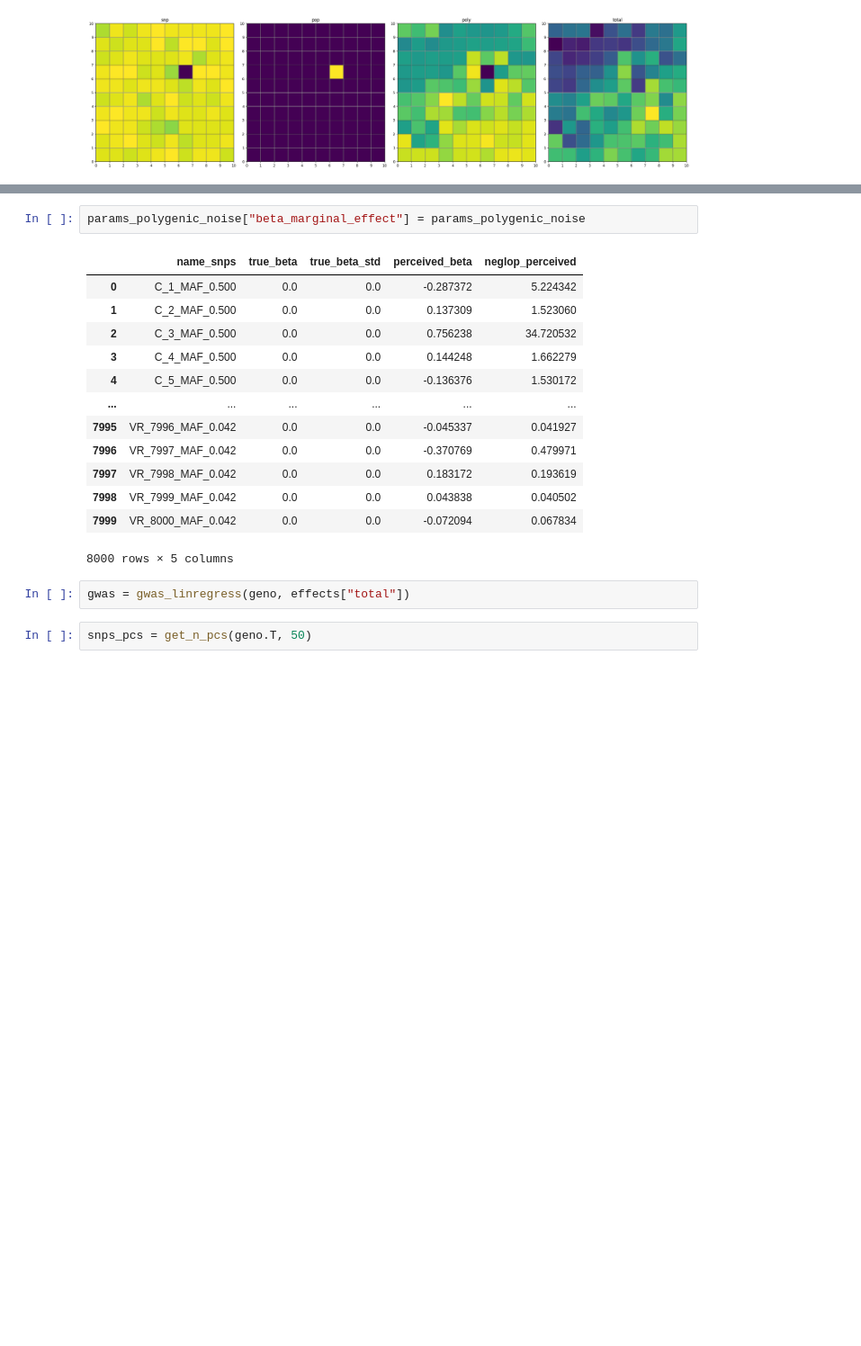
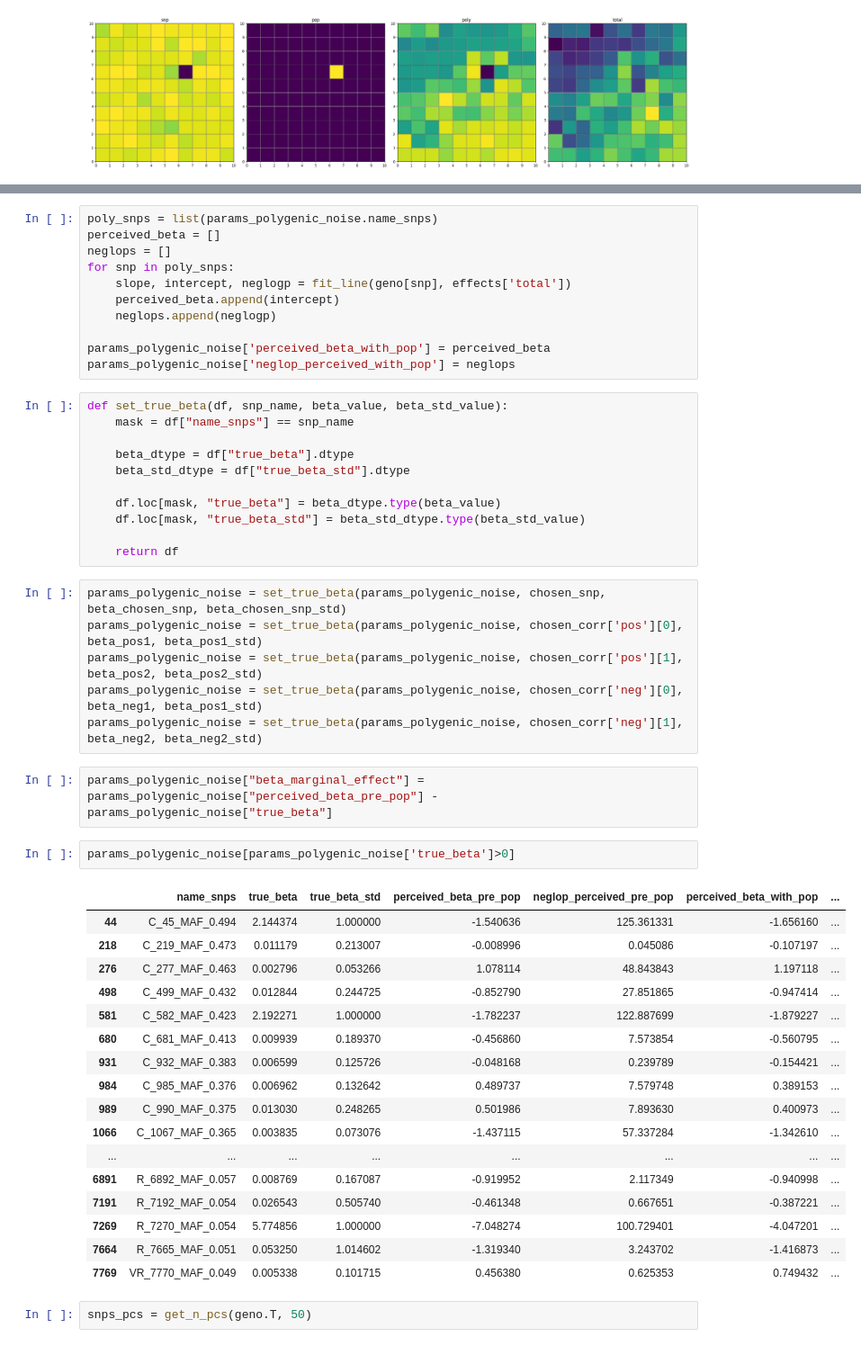
Before and after one commit to mat2m10/chasm, a Jupyter notebook: notebooks/coalescence_simulation_notebooks/proof_of_concept.ipynb, the cells around one changed output, grey strips where cells are left out. Shown at 90% size. Drawn from its saved outputs; the diff is of its cells as text; blank space fills up the shorter version.

```diff
--- a/notebooks/coalescence_simulation_notebooks/proof_of_concept.ipynb
+++ b/notebooks/coalescence_simulation_notebooks/proof_of_concept.ipynb
@@ -188,21 +163,53 @@ params_polygenic_noise['neglop_perceived'] = neglops
+# %%
+poly_snps = list(params_polygenic_noise.name_snps)
+perceived_beta = []
+neglops = []
+for snp in poly_snps:
+    slope, intercept, neglogp = fit_line(geno[snp], effects['total'])
+    perceived_beta.append(intercept)
+    neglops.append(neglogp)
+
+params_polygenic_noise['perceived_beta_with_pop'] = perceived_beta
+params_polygenic_noise['neglop_perceived_with_pop'] = neglops
+# %%
+def set_true_beta(df, snp_name, beta_value, beta_std_value):
+    mask = df["name_snps"] == snp_name
+
+    beta_dtype = df["true_beta"].dtype
+    beta_std_dtype = df["true_beta_std"].dtype
+
+    df.loc[mask, "true_beta"] = beta_dtype.type(beta_value)
+    df.loc[mask, "true_beta_std"] = beta_std_dtype.type(beta_std_value)
+
+    return df
+# %%
+params_polygenic_noise = set_true_beta(params_polygenic_noise, chosen_snp, beta_chosen_snp, beta_chosen_snp_std)
+params_polygenic_noise = set_true_beta(params_polygenic_noise, chosen_corr['pos'][0], beta_pos1, beta_pos1_std)
+params_polygenic_noise = set_true_beta(params_polygenic_noise, chosen_corr['pos'][1], beta_pos2, beta_pos2_std)
+params_polygenic_noise = set_true_beta(params_polygenic_noise, chosen_corr['neg'][0], beta_neg1, beta_pos1_std)
+params_polygenic_noise = set_true_beta(params_polygenic_noise, chosen_corr['neg'][1], beta_neg2, beta_neg2_std)
 # %%
-params_polygenic_noise["beta_marginal_effect"] = params_polygenic_noise
+params_polygenic_noise["beta_marginal_effect"] = params_polygenic_noise["perceived_beta_pre_pop"] - params_polygenic_noise["true_beta"]
-# %% [output]
-|  | name_snps | true_beta | true_beta_std | perceived_beta | neglop_perceived |
-| 0 | C_1_MAF_0.500 | 0.0 | 0.0 | -0.287372 | 5.224342 |
-| 1 | C_2_MAF_0.500 | 0.0 | 0.0 | 0.137309 | 1.523060 |
-| 2 | C_3_MAF_0.500 | 0.0 | 0.0 | 0.756238 | 34.720532 |
-| 3 | C_4_MAF_0.500 | 0.0 | 0.0 | 0.144248 | 1.662279 |
-| 4 | C_5_MAF_0.500 | 0.0 | 0.0 | -0.136376 | 1.530172 |
-| ... | ... | ... | ... | ... | ... |
-| 7995 | VR_7996_MAF_0.042 | 0.0 | 0.0 | -0.045337 | 0.041927 |
-| 7996 | VR_7997_MAF_0.042 | 0.0 | 0.0 | -0.370769 | 0.479971 |
-| 7997 | VR_7998_MAF_0.042 | 0.0 | 0.0 | 0.183172 | 0.193619 |
-| 7998 | VR_7999_MAF_0.042 | 0.0 | 0.0 | 0.043838 | 0.040502 |
-| 7999 | VR_8000_MAF_0.042 | 0.0 | 0.0 | -0.072094 | 0.067834 |
-8000 rows × 5 columns
 # %%
-gwas = gwas_linregress(geno, effects["total"])
+params_polygenic_noise[params_polygenic_noise['true_beta']>0]
+# %% [output]
+|  | name_snps | true_beta | true_beta_std | perceived_beta_pre_pop | neglop_perceived_pre_pop | perceived_beta_with_pop | ... |
+| 44 | C_45_MAF_0.494 | 2.144374 | 1.000000 | -1.540636 | 125.361331 | -1.656160 | ... |
+| 218 | C_219_MAF_0.473 | 0.011179 | 0.213007 | -0.008996 | 0.045086 | -0.107197 | ... |
+| 276 | C_277_MAF_0.463 | 0.002796 | 0.053266 | 1.078114 | 48.843843 | 1.197118 | ... |
+| 498 | C_499_MAF_0.432 | 0.012844 | 0.244725 | -0.852790 | 27.851865 | -0.947414 | ... |
+| 581 | C_582_MAF_0.423 | 2.192271 | 1.000000 | -1.782237 | 122.887699 | -1.879227 | ... |
+| 680 | C_681_MAF_0.413 | 0.009939 | 0.189370 | -0.456860 | 7.573854 | -0.560795 | ... |
+| 931 | C_932_MAF_0.383 | 0.006599 | 0.125726 | -0.048168 | 0.239789 | -0.154421 | ... |
+| 984 | C_985_MAF_0.376 | 0.006962 | 0.132642 | 0.489737 | 7.579748 | 0.389153 | ... |
+| 989 | C_990_MAF_0.375 | 0.013030 | 0.248265 | 0.501986 | 7.893630 | 0.400973 | ... |
+| 1066 | C_1067_MAF_0.365 | 0.003835 | 0.073076 | -1.437115 | 57.337284 | -1.342610 | ... |
+| ... | ... | ... | ... | ... | ... | ... | ... |
+| 6891 | R_6892_MAF_0.057 | 0.008769 | 0.167087 | -0.919952 | 2.117349 | -0.940998 | ... |
+| 7191 | R_7192_MAF_0.054 | 0.026543 | 0.505740 | -0.461348 | 0.667651 | -0.387221 | ... |
+| 7269 | R_7270_MAF_0.054 | 5.774856 | 1.000000 | -7.048274 | 100.729401 | -4.047201 | ... |
+| 7664 | R_7665_MAF_0.051 | 0.053250 | 1.014602 | -1.319340 | 3.243702 | -1.416873 | ... |
+| 7769 | VR_7770_MAF_0.049 | 0.005338 | 0.101715 | 0.456380 | 0.625353 | 0.749432 | ... |
 # %%
 snps_pcs = get_n_pcs(geno.T, 50)
 # %%
```
Also changed, not shown: parts of 9 cells of this notebook.
